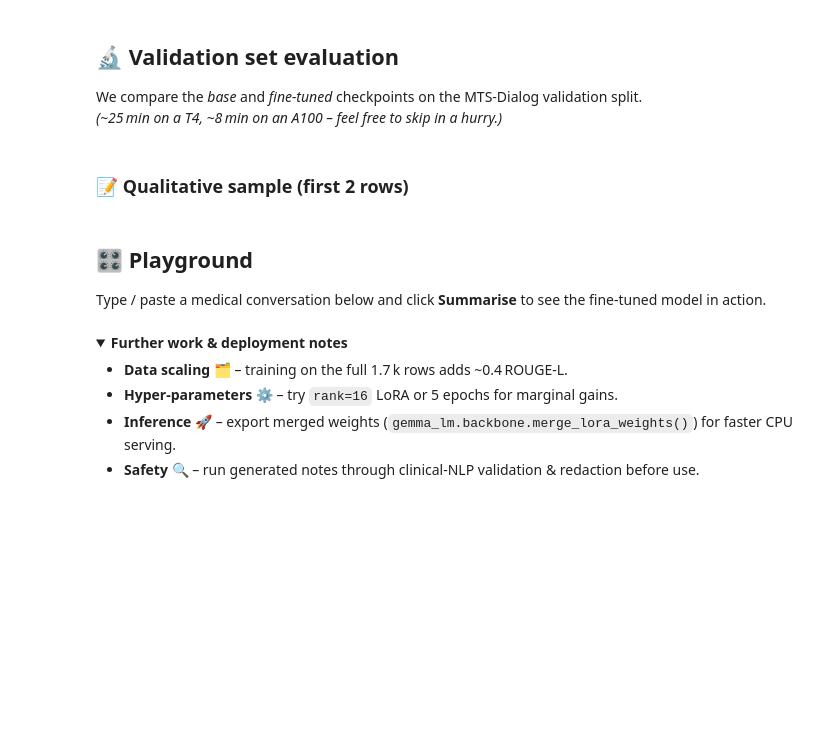
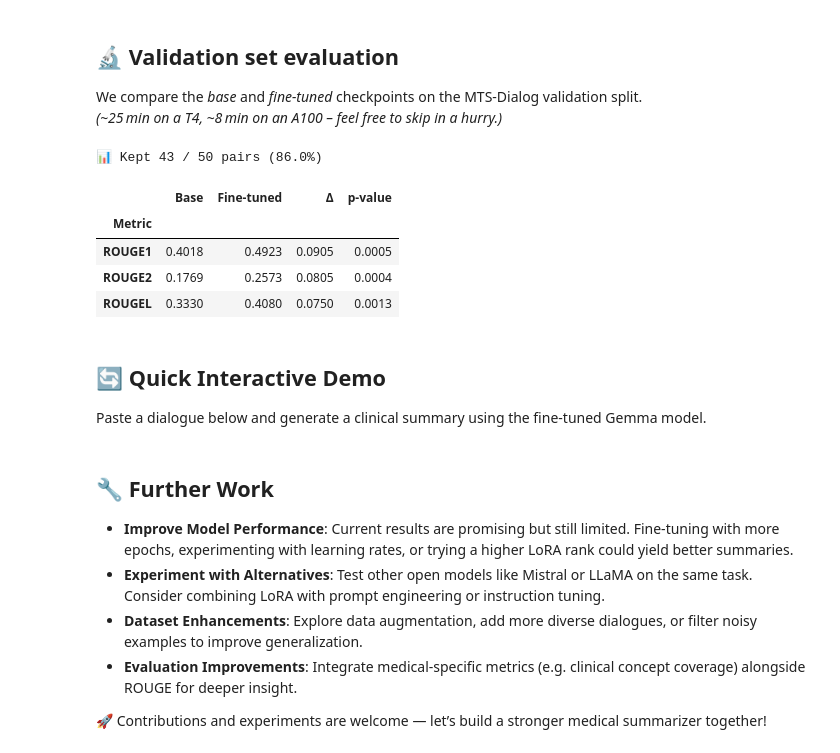
Before and after one commit to BryenInsights/gemma-medical-finetuning, a Jupyter notebook: gemma_medical_finetuning.ipynb, the cells around one changed output. Saved outputs shown, nothing was run; the diff lists cells and outputs as text; code cells hidden in the pictures; folded sections open; blank space fills up the shorter version.

```diff
--- a/gemma_medical_finetuning.ipynb
+++ b/gemma_medical_finetuning.ipynb
@@ -152,12 +177,7 @@ def compile_with_sampler(model, k: int = 5, seed: int = 42):
 # %% [markdown]
 ### 🔍 Quick sanity‑check inference with the *base* Gemma model
 # %%
-# Free GPU memory before loading base model (prevents OOM errors)
-
-if 'base_model' in globals():
-    del base_model
-    gc.collect()
-    tf.keras.backend.clear_session()
+clear_memory()
 
 base_model = keras_hub.models.Gemma3CausalLM.from_preset("gemma3_instruct_1b")
 compile_with_sampler(base_model)
@@ -169,7 +189,7 @@ Patient: More of a crushing pressure right here."""
 
 prompt = TEMPLATE.format(
     instruction=instruction,
-    dialogue='"""' + sample_dialogue + '"""'
+    dialogue= sample_dialogue
 )
 
-print(base_model.generate(prompt, max_length=512))
+print(base_model.generate(prompt, max_length=1024))
@@ -376,14 +427,11 @@ def evaluate_model(model, prompts, references, model_name: str = "model"):
 We compare the *base* and *fine‑tuned* checkpoints on the MTS‑Dialog validation split.
 *(~25 min on a T4, ~8 min on an A100 – feel free to skip in a hurry.)*
 # %%
-VAL_PATH = "/content/MTS-Dialog-ValidationSet.csv"
+VAL_PATH = DATA_PATH / "MTS-Dialog-ValidationSet.csv"
 val_df = pd.read_csv(VAL_PATH)
 
 # Optional speed-up during experimentation
 val_df = val_df.sample(n=50, random_state=SEED)
-
-# Match the training-time preprocessing
-val_df["dialogue"] = '"""' + val_df["dialogue"] + '"""'
 
 prompts_val, references_val = [], []
 for row in val_df.itertuples(index=False):
@@ -392,40 +440,51 @@ for row in val_df.itertuples(index=False):
 
 # Apply same filtering as training data
 prompts_val, references_val = filter_data_by_length(
-    prompts_val, references_val, max_input_tokens=1500
+    prompts_val, references_val, max_input_tokens=1024
 )
+
+clear_memory()
+
+gemma_lm = keras_hub.models.Gemma3CausalLM.from_preset("gemma3_instruct_1b")
+gemma_lm.backbone.enable_lora(rank=16)   # must match the saved rank
+gemma_lm.backbone.load_lora_weights("lora_rank_16.weights.lora.h5")
 
 # ---------- 1. Evaluate the fine-tuned model first ----------
 fine_outputs, fine_scores, fine_metrics = evaluate_model(
     gemma_lm, prompts_val, references_val, "Fine-tuned"
 )
 
 # Free GPU memory held by the tuned checkpoint
 del gemma_lm
 gc.collect()
 tf.keras.backend.clear_session()
 
 # ---------- 2. Evaluate a fresh base model ----------
 base_model = keras_hub.models.Gemma3CausalLM.from_preset("gemma3_instruct_1b")
-compile_with_sampler(base_model, k=5, seed=SEED)
+compile_with_sampler(base_model, seed=SEED)
 
 base_outputs, base_scores, base_metrics = evaluate_model(
     base_model, prompts_val, references_val, "Base"
 )
 
 # ---------- 3. Summarise the improvements ----------
 rows = []
 for metric in ["rouge1", "rouge2", "rougeL"]:
     base_vals = base_scores[metric]
     fine_vals = fine_scores[metric]
     delta = np.mean(fine_vals) - np.mean(base_vals)
     t_stat, p_val = stats.ttest_rel(fine_vals, base_vals)
     rows.append((metric.upper(), np.mean(base_vals), np.mean(fine_vals), delta, p_val))
 
 results_df = pd.DataFrame(
     rows, columns=["Metric", "Base", "Fine-tuned", "Δ", "p-value"]
 ).set_index("Metric")
 
 results_df.style.format("{:.4f}")
+# %% [output]
+📊 Kept 43 / 50 pairs (86.0%)
+|  | Base | Fine-tuned | Δ | p-value |
+| Metric |  |  |  |  |
+| ROUGE1 | 0.4018 | 0.4923 | 0.0905 | 0.0005 |
+| ROUGE2 | 0.1769 | 0.2573 | 0.0805 | 0.0004 |
+| ROUGEL | 0.3330 | 0.4080 | 0.0750 | 0.0013 |
-# %% [markdown]
-### 📝 Qualitative sample (first 2 rows)
@@ -438,5 +491,5 @@ for i in range(2):
 # %% [markdown]
-## 🎛️ Playground
+## 🔄 Quick Interactive Demo
 
-Type / paste a medical conversation below and click **Summarise** to see the fine‑tuned model in action.
+Paste a dialogue below and generate a clinical summary using the fine‑tuned Gemma model.
 # %%
@@ -473,10 +516,9 @@ display(input_box, button, output)
 # %% [markdown]
-<details>
-<summary><strong>Further work & deployment notes</strong></summary>
+## 🔧 Further Work
 
-* **Data scaling 🗂️** – training on the full 1.7 k rows adds ~0.4 ROUGE‑L.
-* **Hyper‑parameters ⚙️** – try `rank=16` LoRA or 5 epochs for marginal gains.
-* **Inference 🚀** – export merged weights (`gemma_lm.backbone.merge_lora_weights()`) for faster CPU serving.
-* **Safety 🔍** – run generated notes through clinical‑NLP validation & redaction before use.
+- **Improve Model Performance**: Current results are promising but still limited. Fine-tuning with more epochs, experimenting with learning rates, or trying a higher LoRA rank could yield better summaries.
+- **Experiment with Alternatives**: Test other open models like Mistral or LLaMA on the same task. Consider combining LoRA with prompt engineering or instruction tuning.
+- **Dataset Enhancements**: Explore data augmentation, add more diverse dialogues, or filter noisy examples to improve generalization.
+- **Evaluation Improvements**: Integrate medical-specific metrics (e.g. clinical concept coverage) alongside ROUGE for deeper insight.
 
-</details>
+🚀 Contributions and experiments are welcome — let’s build a stronger medical summarizer together!
```
Also changed, not shown: parts of 17 cells of this notebook.
